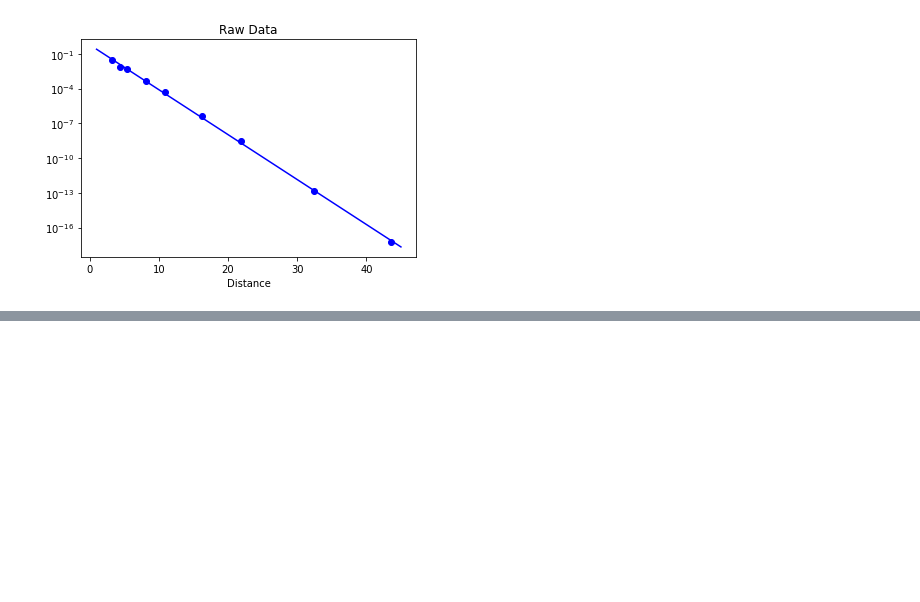
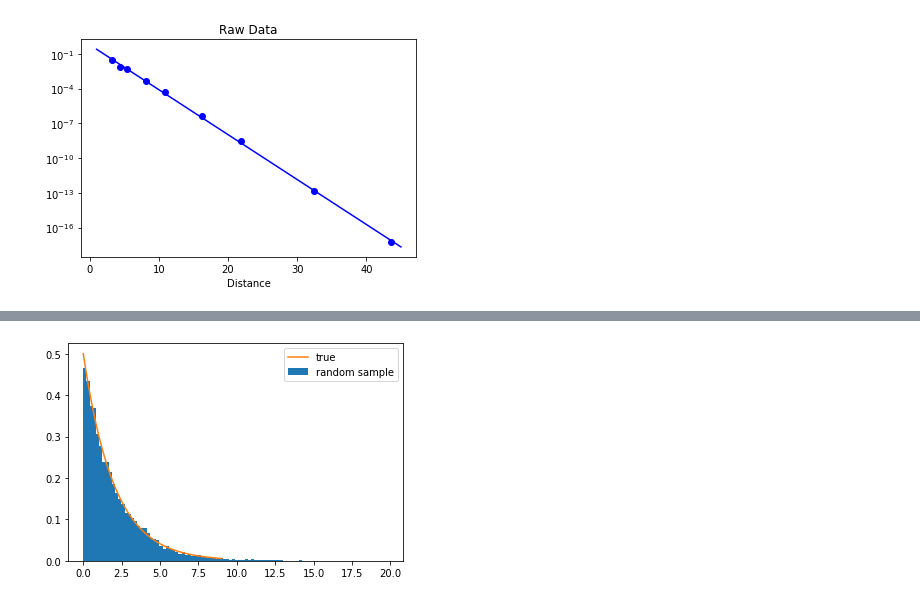
Before and after one commit to RyoNakagami/causal_inference, a Jupyter notebook: causal_inference101/APPENDIX/Python_tutorials.ipynb, the cells around one changed output, grey strips where cells are left out. Saved outputs shown, nothing was run; the diff lists cells and outputs as text; code cells hidden in the pictures; blank space fills up the shorter version.

```diff
--- a/causal_inference101/APPENDIX/Python_tutorials.ipynb
+++ b/causal_inference101/APPENDIX/Python_tutorials.ipynb
@@ -582,0 +641,14 @@ plt.semilogy(x,A*np.exp(a*x),'b-')
+# %%
+import scipy
+
+g = scipy.stats.expon(scale = 1/0.5)
+data = g.rvs(size = 10000)
+x = np.linspace(0, 9, 10000)
+
+
+fig, ax = plt.subplots()
+ax.hist(data, bins = 'auto', density = True, label = 'random sample')
+ax.plot(x, g.pdf(x), label = 'true')
+plt.legend();
+# %% [output]
+[figure, added]
```
Also changed, not shown: parts of 15 cells of this notebook.
